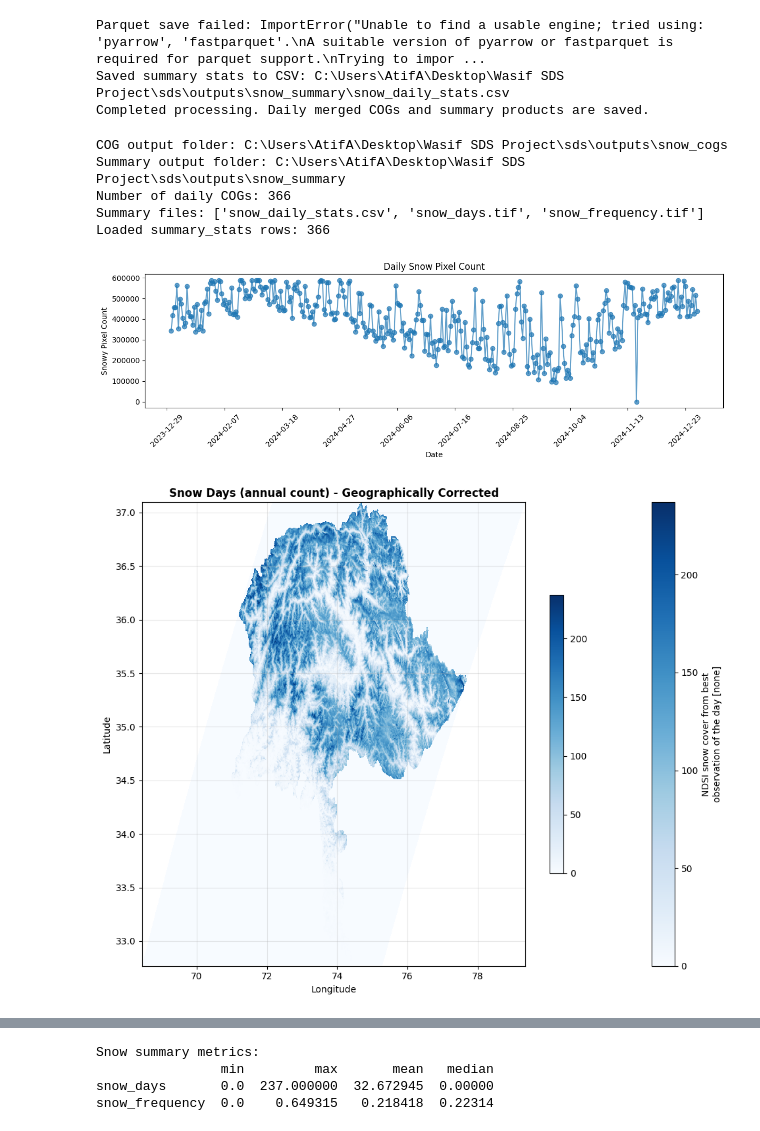
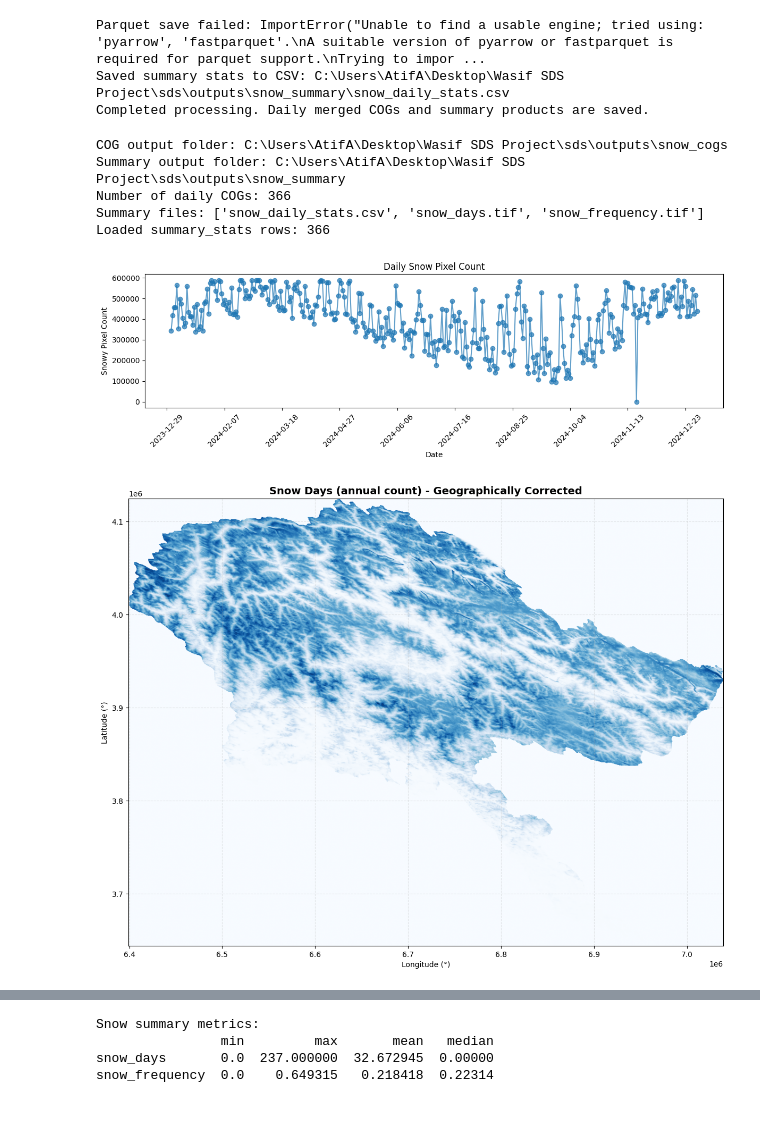
Before and after one commit to wasif-itu/sds, a Jupyter notebook: sds/spi_gb_north/snow_modis_preprocessing.ipynb, the cells around one changed output, grey strips where cells are left out. Drawn from its saved outputs; the diff is of its cells as text; code cells hidden in the pictures.

```diff
--- a/sds/spi_gb_north/snow_modis_preprocessing.ipynb
+++ b/sds/spi_gb_north/snow_modis_preprocessing.ipynb
@@ -235,43 +241,62 @@ if 'summary_stats' not in globals() or summary_stats is None:
         'snowy_pixels': [
             (rioxarray.open_rasterio(str(p), masked=True).squeeze('band', drop=True) > 0).sum().item()
             for p in cog_paths
         ],
     })
 
 print('Loaded summary_stats rows:', len(summary_stats))
 
 fig, ax = plt.subplots(figsize=(12, 4))
 ax.plot(summary_stats['date'], summary_stats['snowy_pixels'], marker='o', linestyle='-', color='tab:blue', alpha=0.7)
 ax.set_title('Daily Snow Pixel Count')
 ax.set_xlabel('Date')
 ax.set_ylabel('Snowy Pixel Count')
 ax.xaxis.set_major_locator(ticker.MaxNLocator(12))
 plt.xticks(rotation=45)
 plt.tight_layout()
 plt.show()
 
 def plot_raster(path, title, cmap='Blues', vmin=None, vmax=None):
-    # Load and reproject to geographic CRS to fix distortion
-    da = rioxarray.open_rasterio(str(path), masked=True).squeeze('band', drop=True)
-    da_geo = da.rio.reproject('EPSG:4326', resolution=0.004)
+    # Load raster and get geographic extent
+    import rasterio
+    from rasterio.plot import show
 
-    fig, ax = plt.subplots(figsize=(10, 8))
-    im = da_geo.plot(ax=ax, cmap=cmap, vmin=vmin, vmax=vmax)
-    ax.set_title(title, fontsize=12, fontweight='bold')
-    ax.set_xlabel('Longitude')
-    ax.set_ylabel('Latitude')
-    ax.grid(True, alpha=0.3)
-    fig.colorbar(im, ax=ax, shrink=0.6)
-    plt.tight_layout()
-    plt.show()
+    with rasterio.open(str(path)) as src:
+        # Get extent in geographic coordinates (after reprojection)
+        bounds = src.bounds
+        extent_lon = bounds.right - bounds.left
+        extent_lat = bounds.top - bounds.bottom
+
+        # Calculate aspect ratio to preserve geographic accuracy
+        # At this latitude (~35°N), 1 degree longitude ≈ 0.82 * cos(lat) * 111km
+        lat_center = (bounds.top + bounds.bottom) / 2
+        lon_scale = np.cos(np.radians(lat_center))
+        aspect_ratio = (extent_lon * lon_scale) / extent_lat
+
+        # Adjust figure size to match geographic aspect ratio
+        fig_width = 12
+        fig_height = fig_width / aspect_ratio
+
+        fig, ax = plt.subplots(figsize=(fig_width, fig_height))
+
+        # Use rasterio's native plotting for accurate geographic display
+        show(src, ax=ax, cmap=cmap, vmin=vmin, vmax=vmax)
+
+        ax.set_title(title, fontsize=14, fontweight='bold')
+        ax.set_xlabel('Longitude (°)')
+        ax.set_ylabel('Latitude (°)')
+        ax.grid(True, alpha=0.3, linestyle='--')
+
+        plt.tight_layout()
+        plt.show()
 
 plot_raster(output_summary_dir / 'snow_days.tif', 'Snow Days (annual count) - Geographically Corrected', cmap='Blues')
 plot_raster(output_summary_dir / 'snow_frequency.tif', 'Snow Frequency - Geographically Corrected', cmap='Blues', vmin=0, vmax=1)
 # %% [output]
 COG output folder: C:\Users\AtifA\Desktop\Wasif SDS Project\sds\outputs\snow_cogs
 Summary output folder: C:\Users\AtifA\Desktop\Wasif SDS Project\sds\outputs\snow_summary
 Number of daily COGs: 366
 Summary files: ['snow_daily_stats.csv', 'snow_days.tif', 'snow_frequency.tif']
 Loaded summary_stats rows: 366
 [figure]
-[figure, old version]
+[figure, new version]
```
Also changed, not shown: parts of 2 cells of this notebook.
